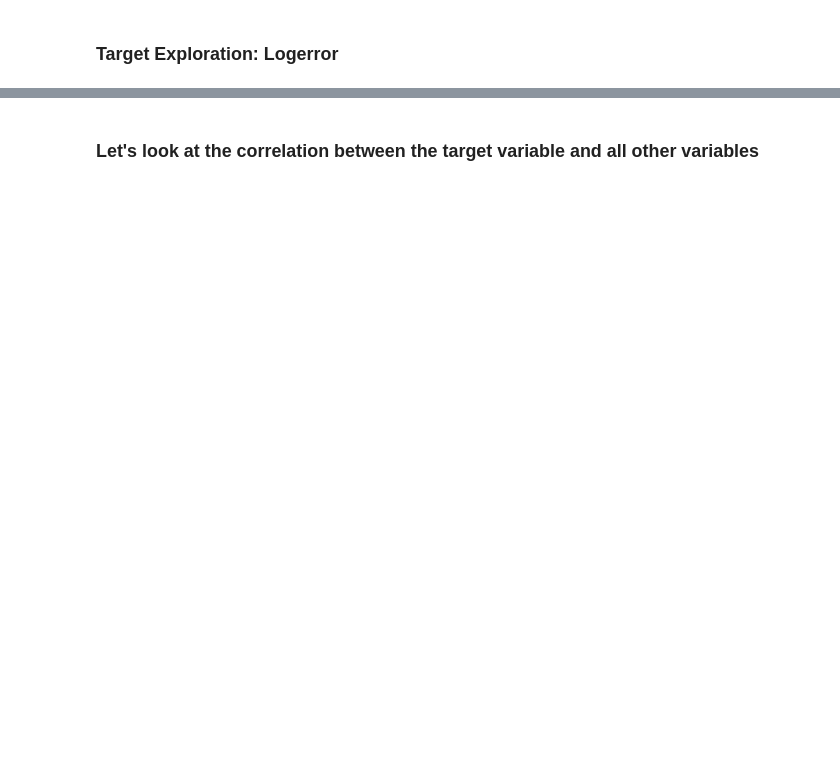
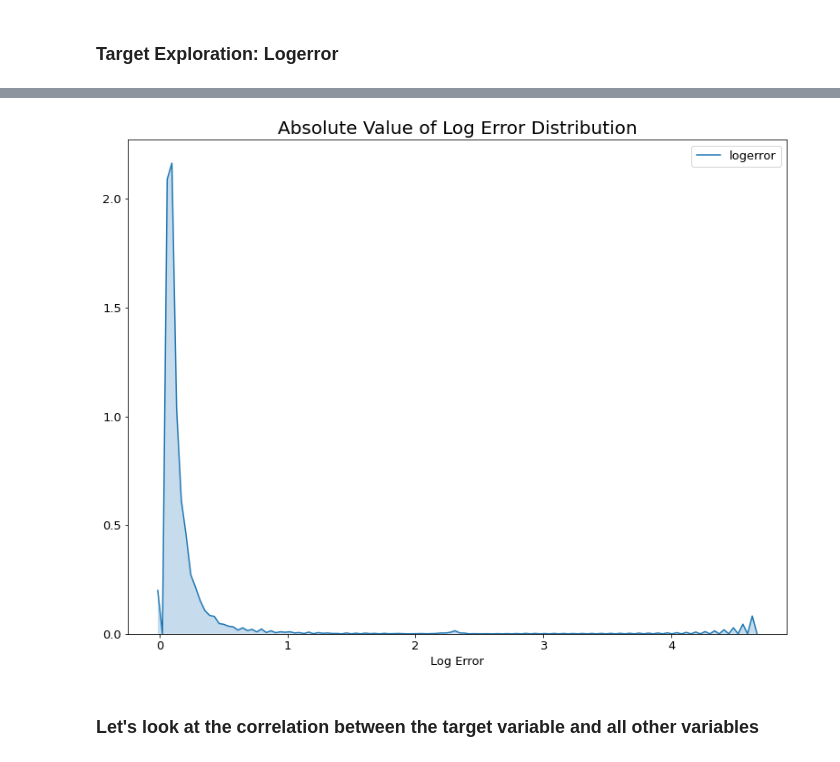
Before and after one commit to clustering-for-log-error/clustering-for-log-error, a Jupyter notebook: clustering_for_log_error_final.ipynb, the cells around one changed output, grey strips where cells are left out. Cells and saved outputs as stored; diff of their text form; code cells hidden in the pictures; blank space fills up the shorter version.

```diff
--- a/clustering_for_log_error_final.ipynb
+++ b/clustering_for_log_error_final.ipynb
@@ -270,7 +287,13 @@ plt.rc('font', size=13)
 # %%
-# # absolute value of logerror
-# sns.kdeplot(df.logerror.abs(), shade=True)
-# plt.show()
+# absolute value of logerror
+sns.kdeplot(df.logerror.abs(), shade=True)
+
+plt.title('Absolute Value of Log Error Distribution', fontsize=20)
+plt.xlabel('Log Error')
+
+plt.show()
+# %% [output]
+[figure, added]
 # %% [markdown]
 ### Let's look at the correlation between the target variable and all other variables
 # %%
```
Also changed, not shown: parts of 74 cells of this notebook, 1 other file.
